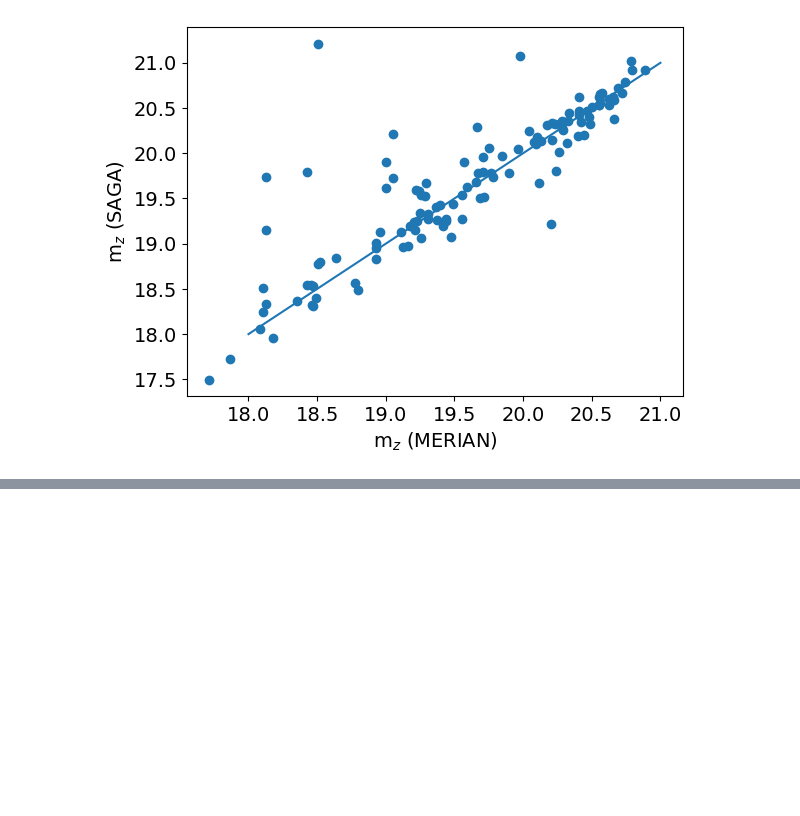
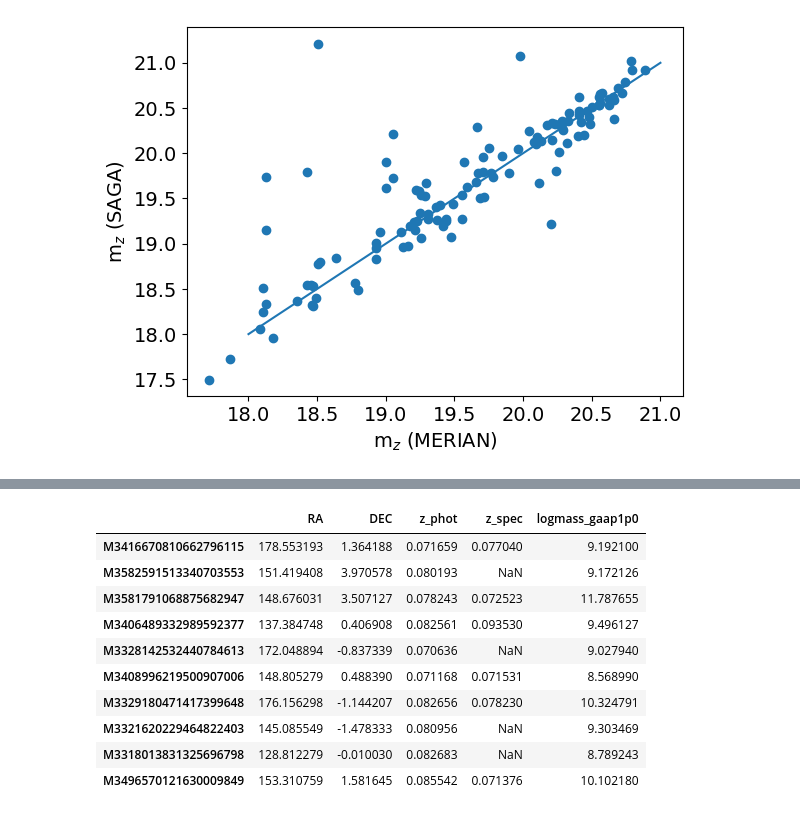
Before and after one commit to ekadofong/agrias, a Jupyter notebook: notebooks/MerianPhotometryCheck.ipynb, the cells around one changed output, grey strips where cells are left out. Saved outputs shown, nothing was run; the diff lists cells and outputs as text; code cells hidden in the pictures; blank space fills up the shorter version.

```diff
--- a/notebooks/MerianPhotometryCheck.ipynb
+++ b/notebooks/MerianPhotometryCheck.ipynb
@@ -185,0 +177,5 @@ Text(0, 0.5, 'L(Ha) Merian catalog')
+# %%
+highew = catalog_halum.sort_values('LHa', ascending=False)
+
+_ = merian_sources.reindex(highew.index.intersection(merian_lha_df["LHa"].dropna().index)).iloc[:10]
+[ conventions.produce_merianobjectname(x['RA'], x['DEC']) for name,x in _.iterrows() ]
@@ -185,0 +193,14 @@ Text(0, 0.5, 'L(Ha) Merian catalog')
+# %%
+_[['RA','DEC','z_phot','z_spec','logmass_gaap1p0']]
+# %% [output]
+|  | RA | DEC | z_phot | z_spec | logmass_gaap1p0 |
+| M3416670810662796115 | 178.553193 | 1.364188 | 0.071659 | 0.077040 | 9.192100 |
+| M3582591513340703553 | 151.419408 | 3.970578 | 0.080193 | NaN | 9.172126 |
+| M3581791068875682947 | 148.676031 | 3.507127 | 0.078243 | 0.072523 | 11.787655 |
+| M3406489332989592377 | 137.384748 | 0.406908 | 0.082561 | 0.093530 | 9.496127 |
+| M3328142532440784613 | 172.048894 | -0.837339 | 0.070636 | NaN | 9.027940 |
+| M3408996219500907006 | 148.805279 | 0.488390 | 0.071168 | 0.071531 | 8.568990 |
+| M3329180471417399648 | 176.156298 | -1.144207 | 0.082656 | 0.078230 | 10.324791 |
+| M3321620229464822403 | 145.085549 | -1.478333 | 0.080956 | NaN | 9.303469 |
+| M3318013831325696798 | 128.812279 | -0.010030 | 0.082683 | NaN | 8.789243 |
+| M3496570121630009849 | 153.310759 | 1.581645 | 0.085542 | 0.071376 | 10.102180 |
```
Also changed, not shown: parts of 5 cells of this notebook, 5 other files.
